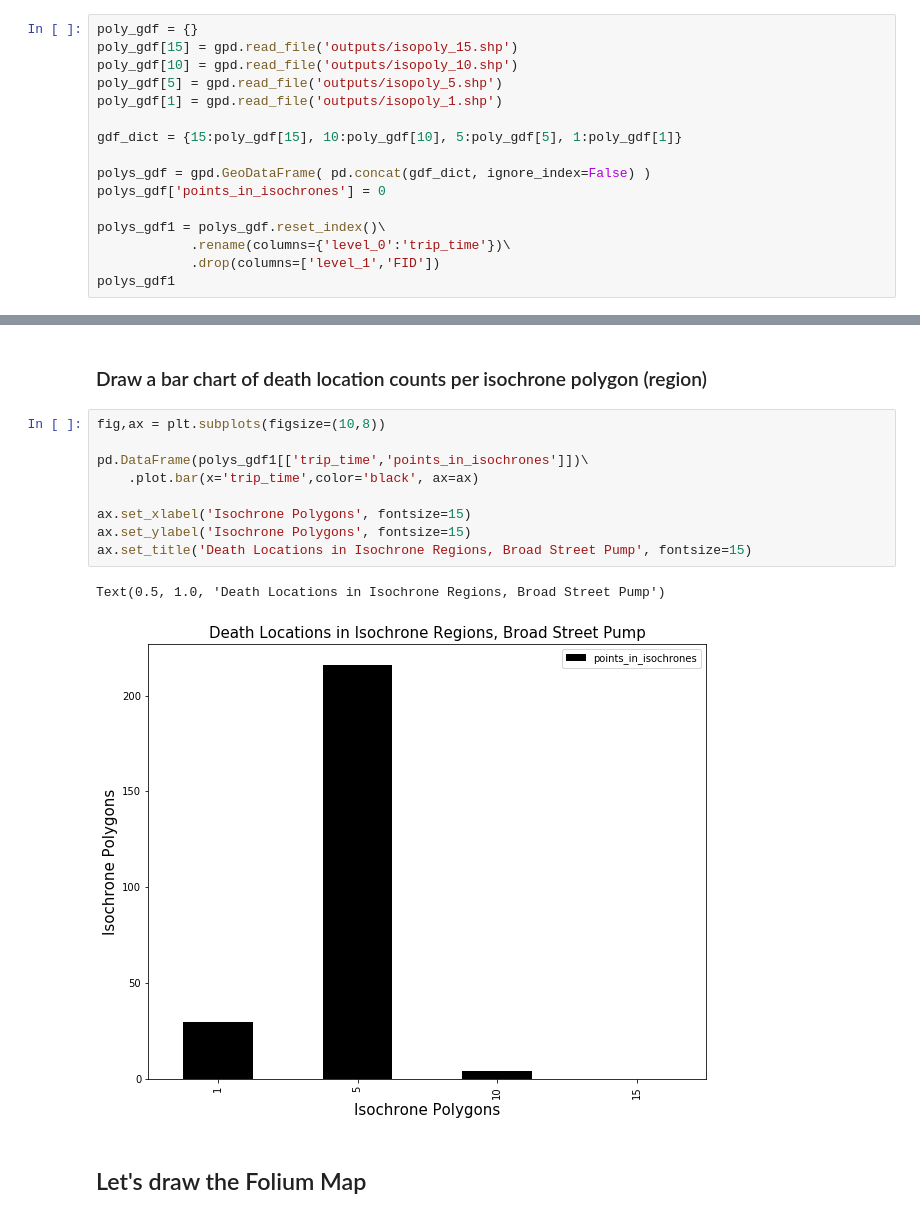
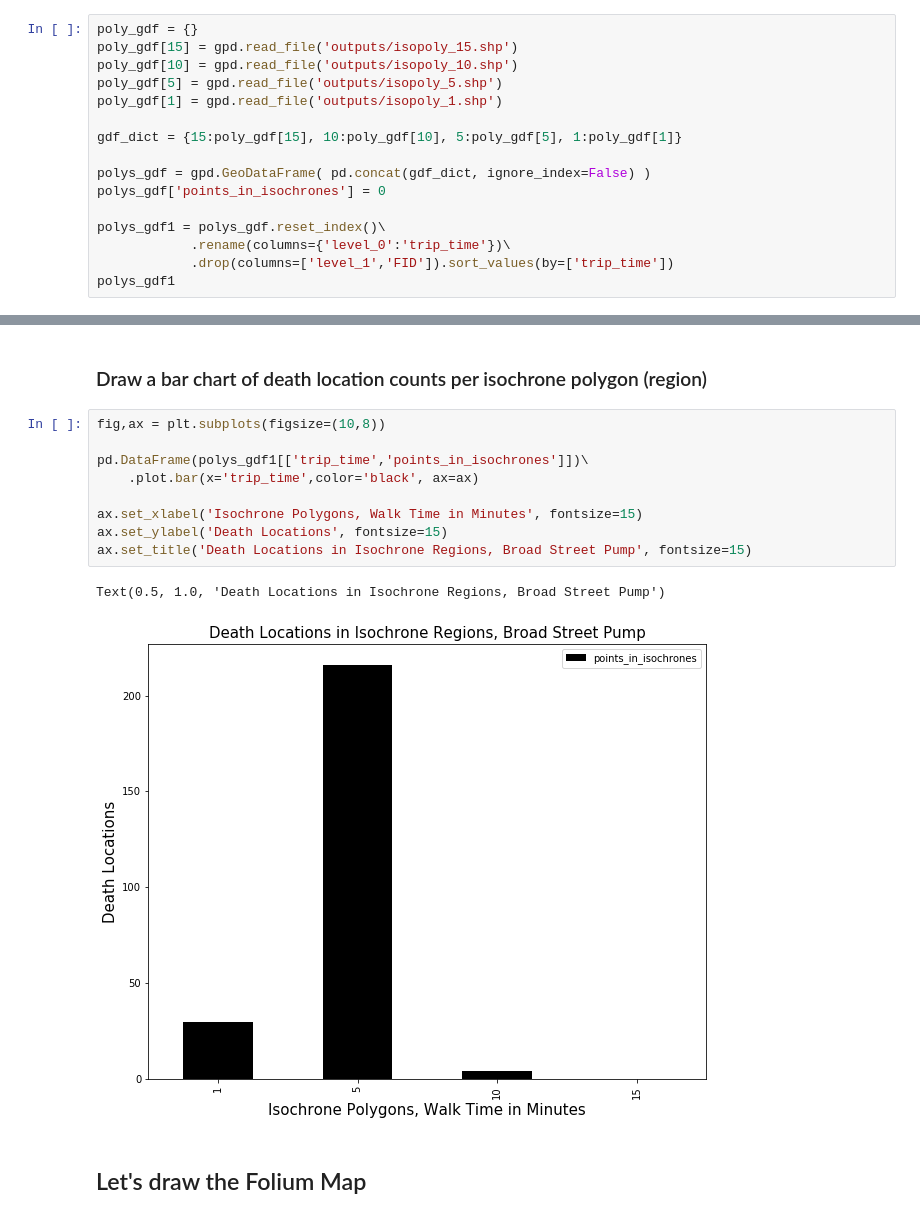
Before and after one commit to PHI-Case-Studies/1854-Cholera-Outbreak-London-Advanced-1, a Jupyter notebook: NB06-Cholera-Case-Study-Isochrone-Map-Part-2.ipynb, the cells around one changed output, grey strips where cells are left out. Drawn from its saved outputs; the diff is of its cells as text.

```diff
--- a/NB06-Cholera-Case-Study-Isochrone-Map-Part-2.ipynb
+++ b/NB06-Cholera-Case-Study-Isochrone-Map-Part-2.ipynb
@@ -95,7 +95,7 @@ polys_gdf['points_in_isochrones'] = 0
 
 polys_gdf1 = polys_gdf.reset_index()\
             .rename(columns={'level_0':'trip_time'})\
-            .drop(columns=['level_1','FID'])
+            .drop(columns=['level_1','FID']).sort_values(by=['trip_time'])
 polys_gdf1
 # %% [output]
 |  | trip_time | geometry | points_in_isochrones |
@@ -157,15 +158,15 @@ Text(0.5, 1.0, 'Death Locations in Isochrone Regions, Broad Street Pump')
 # %%
 fig,ax = plt.subplots(figsize=(10,8))
 
 pd.DataFrame(polys_gdf1[['trip_time','points_in_isochrones']])\
     .plot.bar(x='trip_time',color='black', ax=ax)
 
-ax.set_xlabel('Isochrone Polygons', fontsize=15)
-ax.set_ylabel('Isochrone Polygons', fontsize=15)
+ax.set_xlabel('Isochrone Polygons, Walk Time in Minutes', fontsize=15)
+ax.set_ylabel('Death Locations', fontsize=15)
 ax.set_title('Death Locations in Isochrone Regions, Broad Street Pump', fontsize=15)
 # %% [output]
 Text(0.5, 1.0, 'Death Locations in Isochrone Regions, Broad Street Pump')
-[figure, old version]
+[figure, new version]
 # %% [markdown]
 ## Let's draw the Folium Map
 # %%
```
Also changed, not shown: parts of 3 cells of this notebook, 21 other files.
